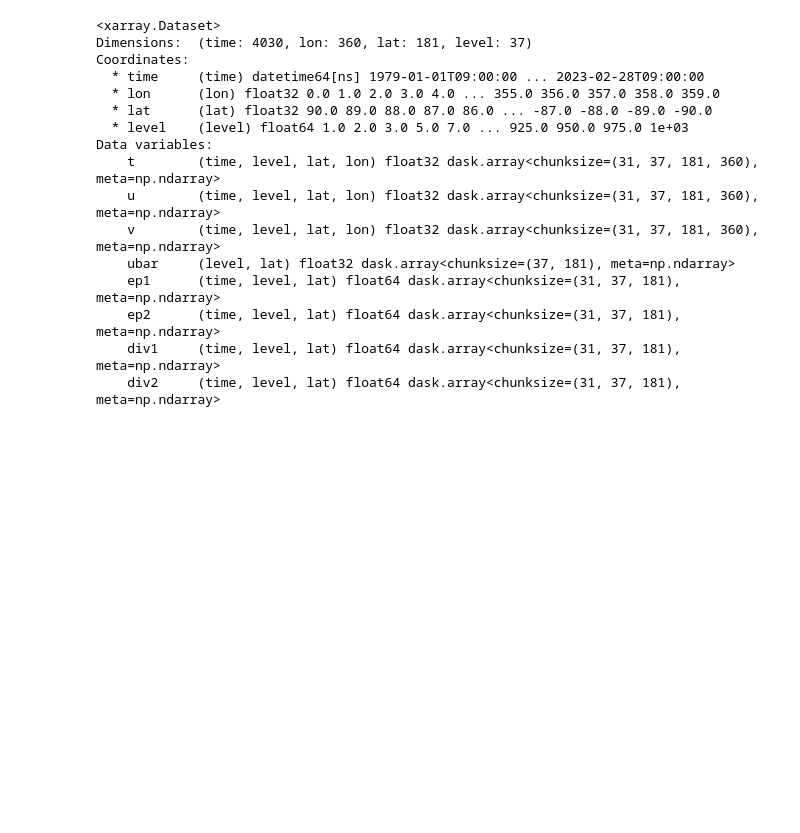
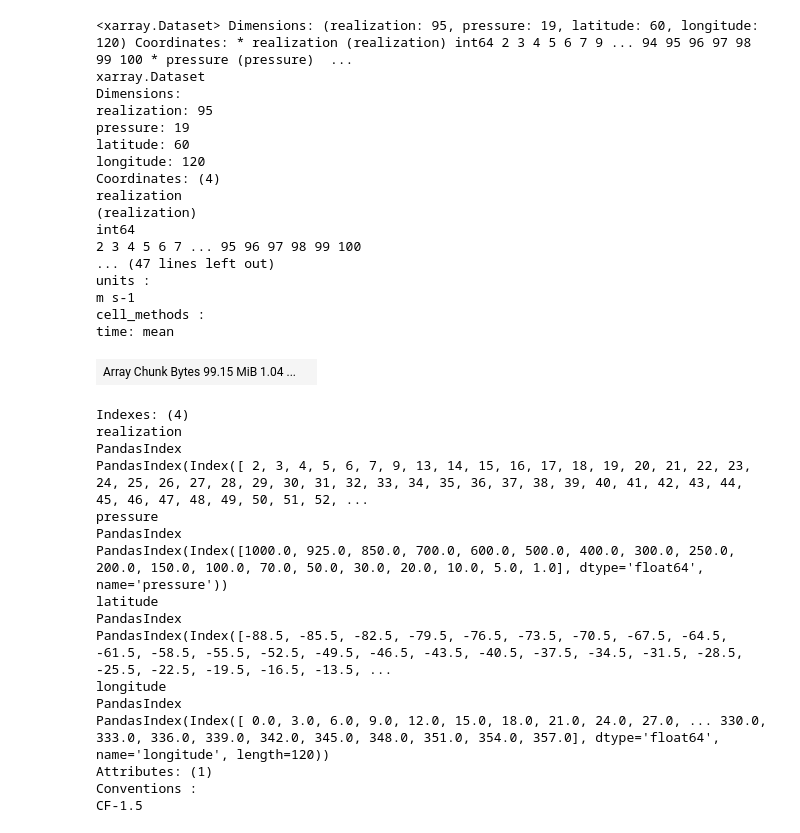
Before and after one commit to Caturrell/eddy_feedback, a Jupyter notebook: test.ipynb, the cells around one changed output. Drawn from its saved outputs; the diff is of its cells as text; code cells hidden in the pictures; blank space fills up the shorter version.

```diff
--- a/test.ipynb
+++ b/test.ipynb
@@ -3,21 +44,38 @@ import xarray as xr
 # %%
-ds = xr.open_mfdataset('/home/links/ct715/eddy_feedback/daily_datasets/era5daily_djf_uvt_ep.nc',
-                       parallel=True, chunks={'time':31})
+ds = xr.open_mfdataset('/home/links/ct715/eddy_feedback/data_PAMIP/efp_variables/pdSST-pdSIC/ua_HadGEM3-LL-i2_1.1_djf.nc')
 ds
 # %% [output]
-<xarray.Dataset>
-Dimensions:  (time: 4030, lon: 360, lat: 181, level: 37)
-Coordinates:
-  * time     (time) datetime64[ns] 1979-01-01T09:00:00 ... 2023-02-28T09:00:00
-  * lon      (lon) float32 0.0 1.0 2.0 3.0 4.0 ... 355.0 356.0 357.0 358.0 359.0
-  * lat      (lat) float32 90.0 89.0 88.0 87.0 86.0 ... -87.0 -88.0 -89.0 -90.0
-  * level    (level) float64 1.0 2.0 3.0 5.0 7.0 ... 925.0 950.0 975.0 1e+03
-Data variables:
-    t        (time, level, lat, lon) float32 dask.array<chunksize=(31, 37, 181, 360), meta=np.ndarray>
-    u        (time, level, lat, lon) float32 dask.array<chunksize=(31, 37, 181, 360), meta=np.ndarray>
-    v        (time, level, lat, lon) float32 dask.array<chunksize=(31, 37, 181, 360), meta=np.ndarray>
-    ubar     (level, lat) float32 dask.array<chunksize=(37, 181), meta=np.ndarray>
-    ep1      (time, level, lat) float64 dask.array<chunksize=(31, 37, 181), meta=np.ndarray>
-    ep2      (time, level, lat) float64 dask.array<chunksize=(31, 37, 181), meta=np.ndarray>
-    div1     (time, level, lat) float64 dask.array<chunksize=(31, 37, 181), meta=np.ndarray>
-    div2     (time, level, lat) float64 dask.array<chunksize=(31, 37, 181), meta=np.ndarray>
+<xarray.Dataset> Dimensions: (realization: 95, pressure: 19, latitude: 60, longitude: 120) Coordinates: * realization (realization) int64 2 3 4 5 6 7 9 ... 94 95 96 97 98 99 100 * pressure (pressure)  ...
+xarray.Dataset
+Dimensions:
+realization: 95
+pressure: 19
+latitude: 60
+longitude: 120
+Coordinates: (4)
+realization
+(realization)
+int64
+2 3 4 5 6 7 ... 95 96 97 98 99 100
+... (47 lines left out)
+units :
+m s-1
+cell_methods :
+time: mean
+| Array Chunk Bytes 99.15 MiB 1.04 ... |  |
+Indexes: (4)
+realization
+PandasIndex
+PandasIndex(Index([ 2, 3, 4, 5, 6, 7, 9, 13, 14, 15, 16, 17, 18, 19, 20, 21, 22, 23, 24, 25, 26, 27, 28, 29, 30, 31, 32, 33, 34, 35, 36, 37, 38, 39, 40, 41, 42, 43, 44, 45, 46, 47, 48, 49, 50, 51, 52, ...
+pressure
+PandasIndex
+PandasIndex(Index([1000.0, 925.0, 850.0, 700.0, 600.0, 500.0, 400.0, 300.0, 250.0, 200.0, 150.0, 100.0, 70.0, 50.0, 30.0, 20.0, 10.0, 5.0, 1.0], dtype='float64', name='pressure'))
+latitude
+PandasIndex
+PandasIndex(Index([-88.5, -85.5, -82.5, -79.5, -76.5, -73.5, -70.5, -67.5, -64.5, -61.5, -58.5, -55.5, -52.5, -49.5, -46.5, -43.5, -40.5, -37.5, -34.5, -31.5, -28.5, -25.5, -22.5, -19.5, -16.5, -13.5, ...
+longitude
+PandasIndex
+PandasIndex(Index([ 0.0, 3.0, 6.0, 9.0, 12.0, 15.0, 18.0, 21.0, 24.0, 27.0, ... 330.0, 333.0, 336.0, 339.0, 342.0, 345.0, 348.0, 351.0, 354.0, 357.0], dtype='float64', name='longitude', length=120))
+Attributes: (1)
+Conventions :
+CF-1.5
```
Also changed, not shown: parts of 1 cell of this notebook, 7 other files.
